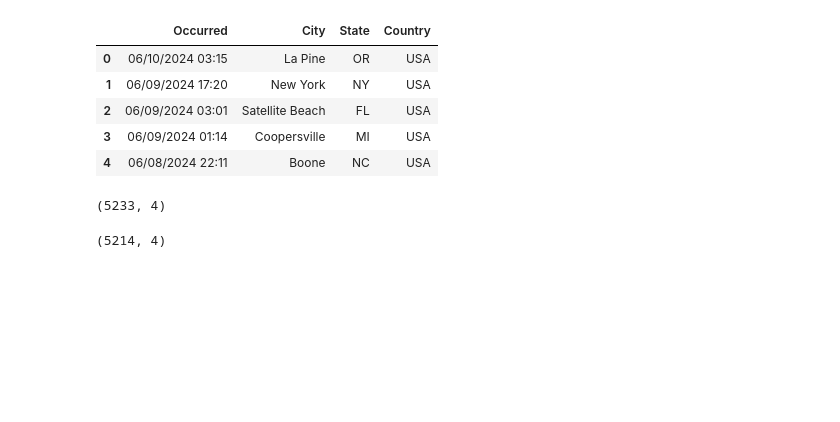
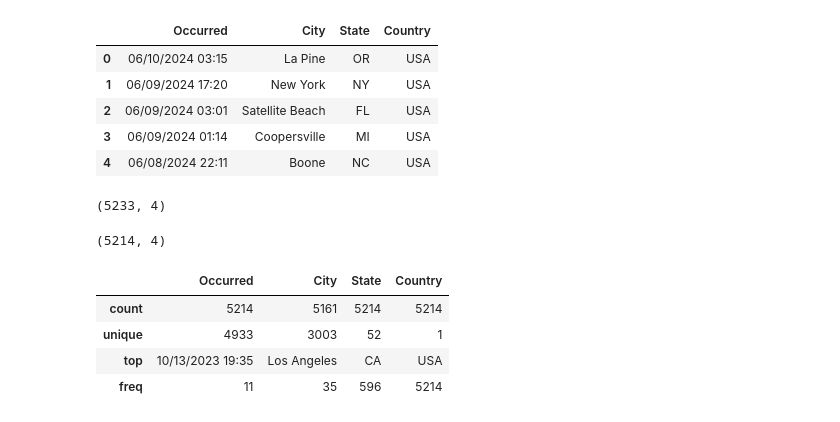
Before and after one commit to codycosta/ENGR201, a Jupyter notebook: test.ipynb, the cells around one changed output. Drawn from its saved outputs; the diff is of its cells as text; code cells hidden in the pictures; blank space fills up the shorter version.

```diff
--- a/test.ipynb
+++ b/test.ipynb
@@ -102,3 +107,11 @@ data = data[f]
 data.shape
 # %% [output]
 (5214, 4)
+# %%
+data.describe()
+# %% [output]
+|  | Occurred | City | State | Country |
+| count | 5214 | 5161 | 5214 | 5214 |
+| unique | 4933 | 3003 | 52 | 1 |
+| top | 10/13/2023 19:35 | Los Angeles | CA | USA |
+| freq | 11 | 35 | 596 | 5214 |
```
Also changed, not shown: parts of 3 cells of this notebook, 3 other files.
